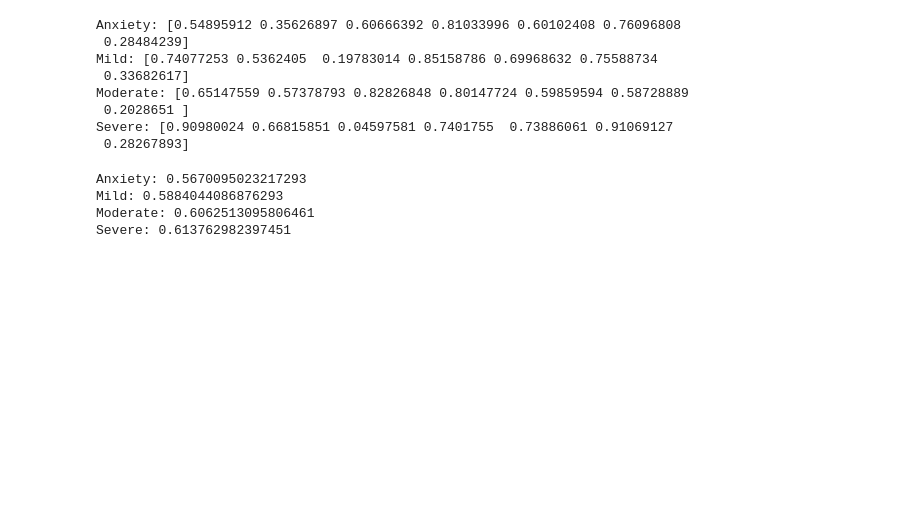
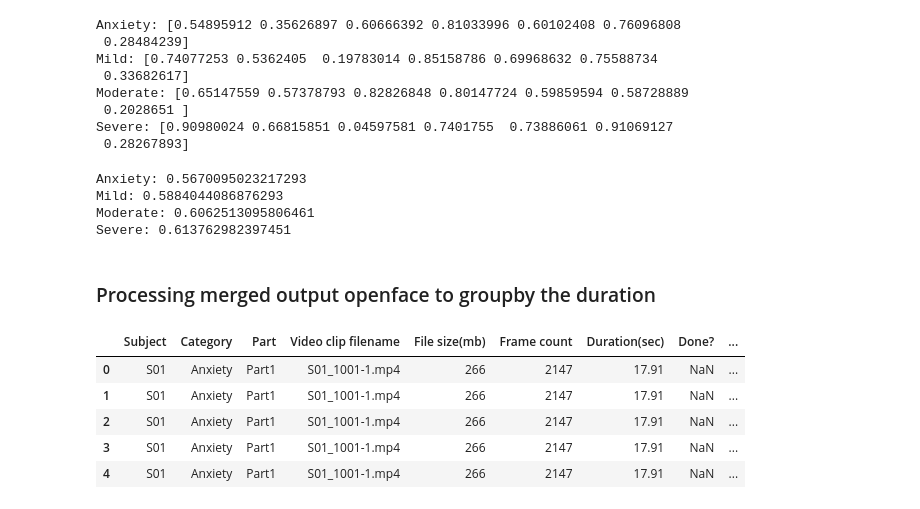
Before and after one commit to waijinchai/fit3162-mcs07, a Jupyter notebook: test.ipynb, the cells around one changed output. Saved outputs shown, nothing was run; the diff lists cells and outputs as text; code cells hidden in the pictures; blank space fills up the shorter version.

```diff
--- a/test.ipynb
+++ b/test.ipynb
@@ -295,3 +295,15 @@ Anxiety: 0.5670095023217293
 Mild: 0.5884044086876293
 Moderate: 0.6062513095806461
 Severe: 0.613762982397451
+# %% [markdown]
+### Processing merged output openface to groupby the duration
+# %%
+df = pd.read_csv("merged_output_openface.csv")
+df.head()
+# %% [output]
+|  | Subject | Category | Part | Video clip filename | File size(mb) | Frame count | Duration(sec) | Done? | ... |
+| 0 | S01 | Anxiety | Part1 | S01_1001-1.mp4 | 266 | 2147 | 17.91 | NaN | ... |
+| 1 | S01 | Anxiety | Part1 | S01_1001-1.mp4 | 266 | 2147 | 17.91 | NaN | ... |
+| 2 | S01 | Anxiety | Part1 | S01_1001-1.mp4 | 266 | 2147 | 17.91 | NaN | ... |
+| 3 | S01 | Anxiety | Part1 | S01_1001-1.mp4 | 266 | 2147 | 17.91 | NaN | ... |
+| 4 | S01 | Anxiety | Part1 | S01_1001-1.mp4 | 266 | 2147 | 17.91 | NaN | ... |
```
Also changed, not shown: parts of 10 cells of this notebook, 2 other files.
